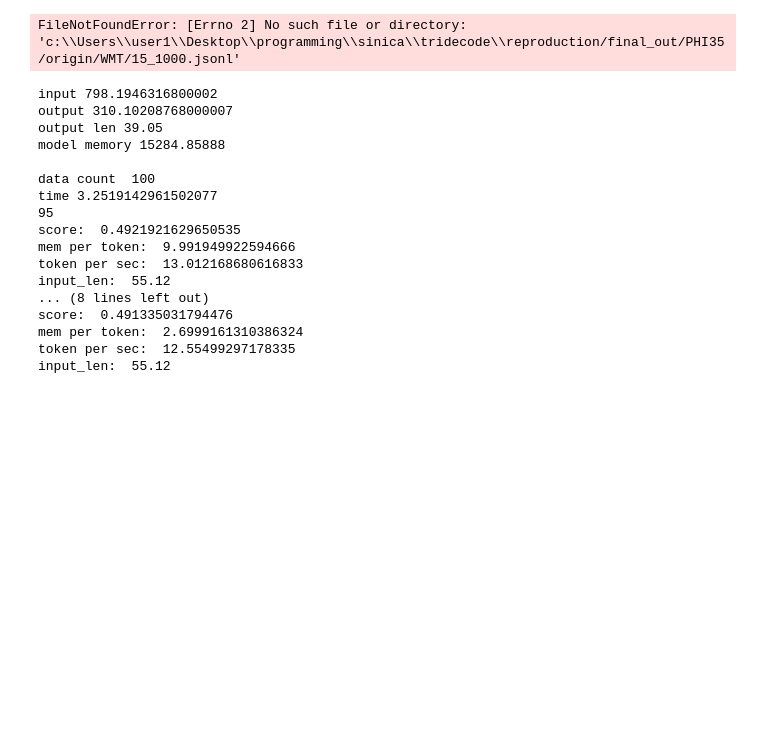
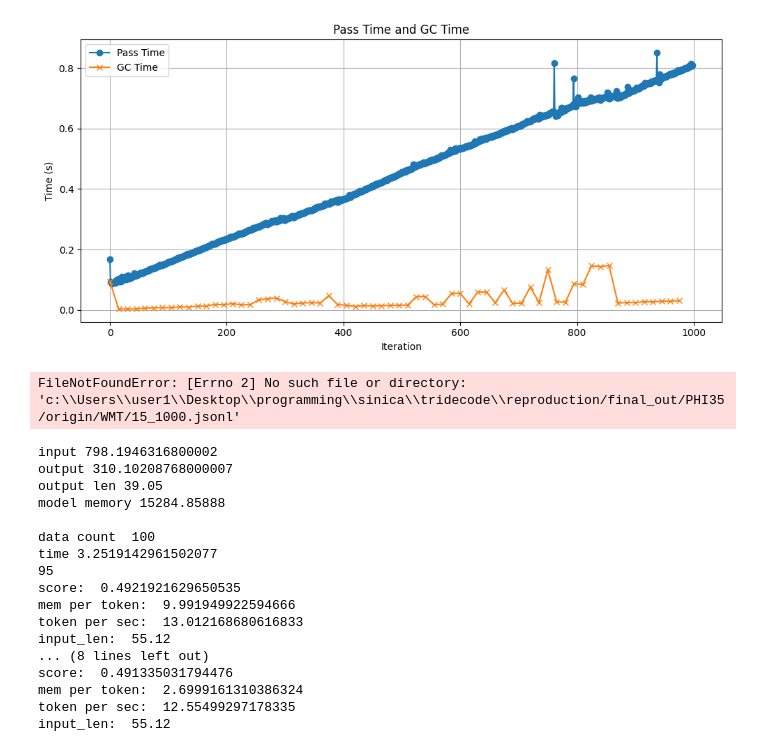
Before and after one commit to brian030128/tridecode, a Jupyter notebook: reproduction/visualization/visualization_old.ipynb, the cells around one changed output. Cells and saved outputs as stored; diff of their text form; code cells hidden in the pictures; blank space fills up the shorter version.

```diff
--- a/reproduction/visualization/visualization_old.ipynb
+++ b/reproduction/visualization/visualization_old.ipynb
@@ -103,3 +123,32 @@ def plot(lines: List[List[float]]):
+# %%
+import json
+import matplotlib.pyplot as plt
+
+# Load data from file
+file_path = '/Users/al01989354/Desktop/python/research/tridecode/reproduction/out/gc_overhead.jsonl'
+with open(file_path, 'r') as f:
+    data = json.load(f)
+
+pass_time = data["pass_time"]
+gc_time = data["gc_time"]
+
+# Create x-axis for pass_time and gc_time
+x_pass = list(range(len(pass_time)))
+x_gc = [i * 15 for i in range(len(gc_time))]
+
+# Plotting
+plt.figure(figsize=(10, 5))
+plt.plot(x_pass, pass_time, label='Pass Time', marker='o')
+plt.plot(x_gc, gc_time, label='GC Time', marker='x')
+plt.xlabel('Iteration')
+plt.ylabel('Time (s)')
+plt.title('Pass Time and GC Time')
+plt.legend()
+plt.grid(True)
+plt.tight_layout()
+plt.show()
+# %% [output]
+[figure, added]
 # %%
 import csv
 
```
Also changed, not shown: parts of 1 cell of this notebook, 1 other file.
